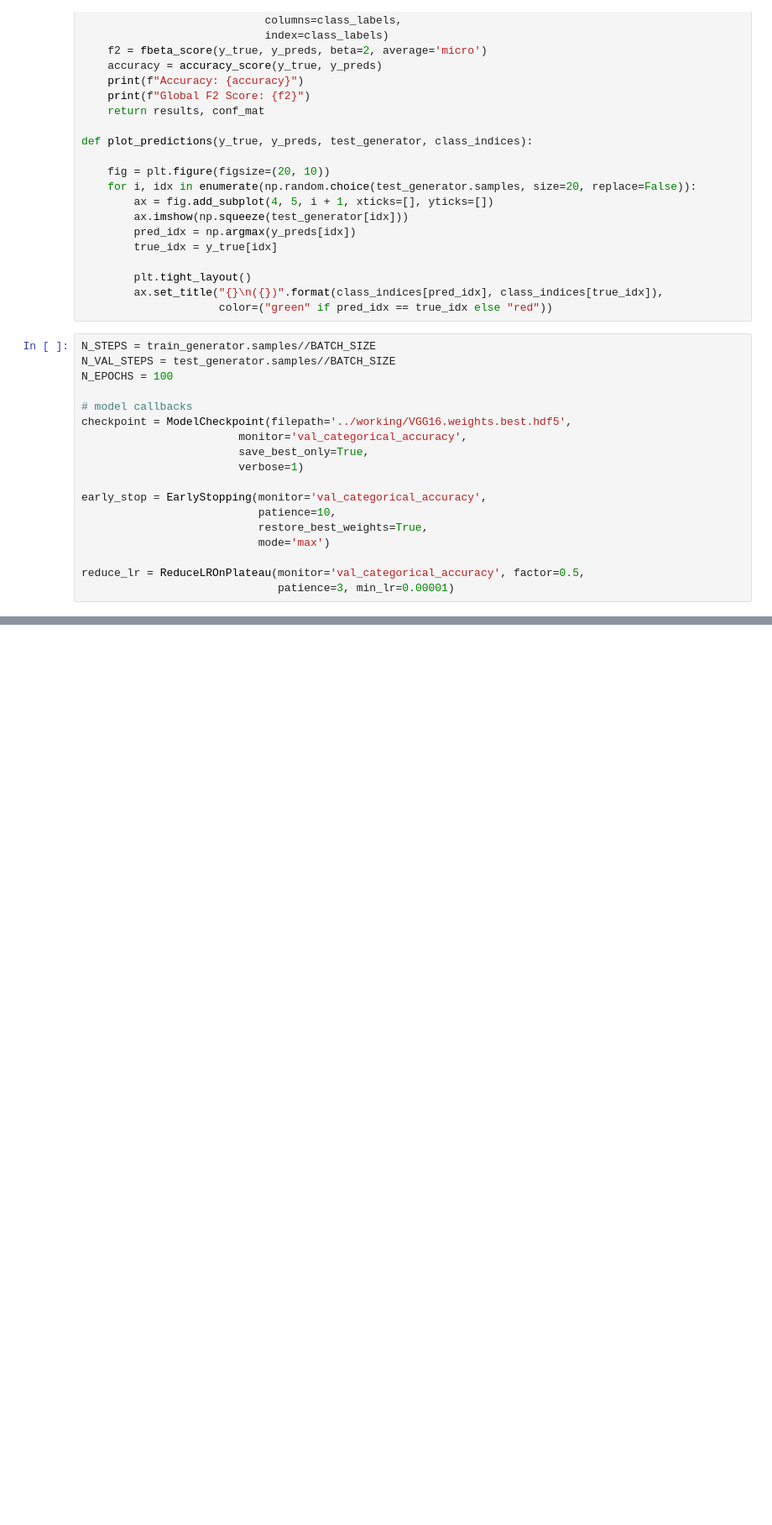
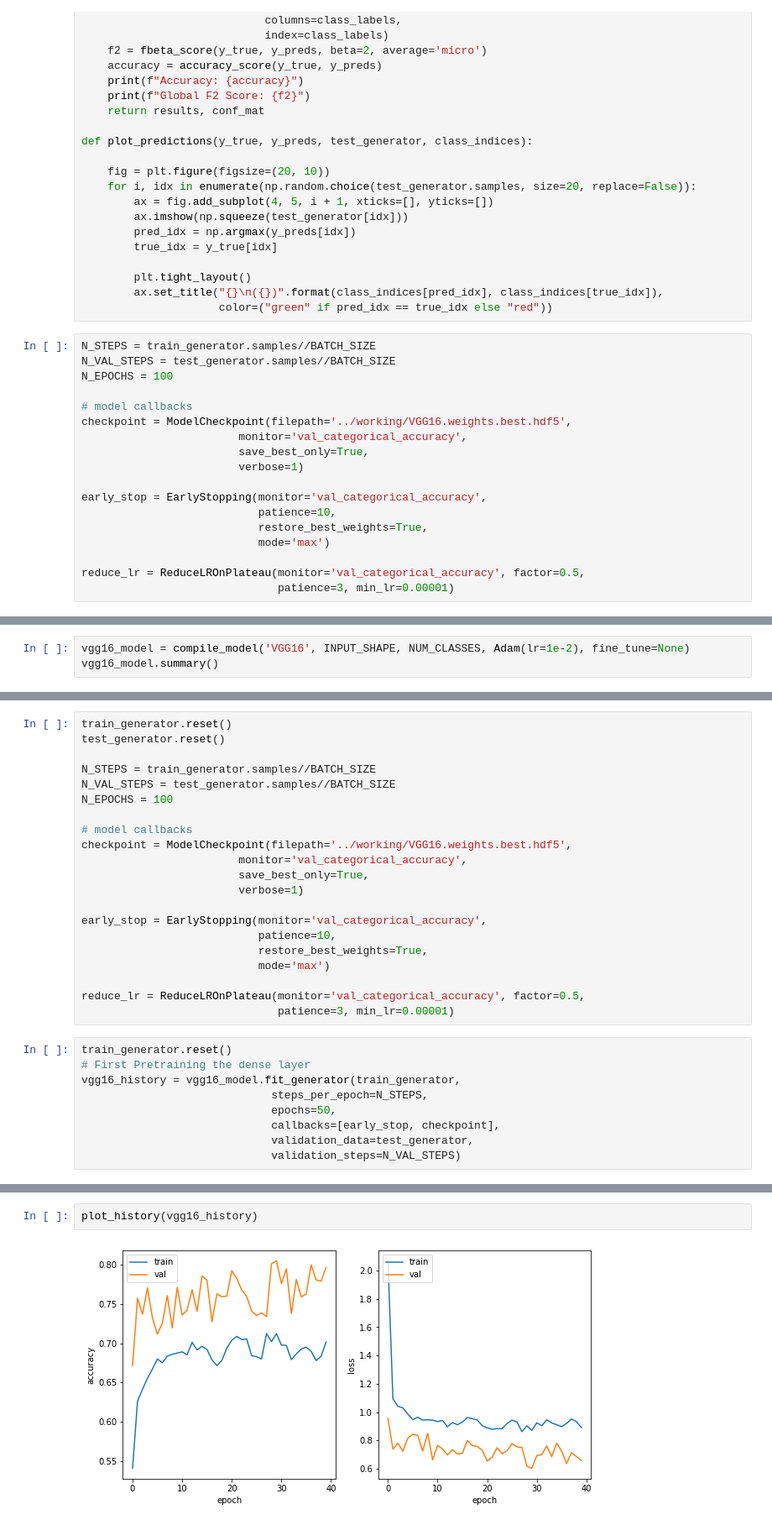
Before and after one commit to Elangoraj/LandCover-Image-Classification, a Jupyter notebook: LandCover_Classification.ipynb, the cells around one changed output, grey strips where cells are left out. Shown at 84% size. Cells and saved outputs as stored; diff of their text form; blank space fills up the shorter version.

```diff
--- a/LandCover_Classification.ipynb
+++ b/LandCover_Classification.ipynb
@@ -367,0 +352,3 @@ reduce_lr = ReduceLROnPlateau(monitor='val_categorical_accuracy', factor=0.5,
+# %%
+vgg16_model = compile_model('VGG16', INPUT_SHAPE, NUM_CLASSES, Adam(lr=1e-2), fine_tune=None)
+vgg16_model.summary()
@@ -367,0 +373,30 @@ reduce_lr = ReduceLROnPlateau(monitor='val_categorical_accuracy', factor=0.5,
+# %%
+train_generator.reset()
+test_generator.reset()
+
+N_STEPS = train_generator.samples//BATCH_SIZE
+N_VAL_STEPS = test_generator.samples//BATCH_SIZE
+N_EPOCHS = 100
+
+# model callbacks
+checkpoint = ModelCheckpoint(filepath='../working/VGG16.weights.best.hdf5',
+                        monitor='val_categorical_accuracy',
+                        save_best_only=True,
+                        verbose=1)
+
+early_stop = EarlyStopping(monitor='val_categorical_accuracy',
+                           patience=10,
+                           restore_best_weights=True,
+                           mode='max')
+
+reduce_lr = ReduceLROnPlateau(monitor='val_categorical_accuracy', factor=0.5,
+                              patience=3, min_lr=0.00001)
+# %%
+train_generator.reset()
+# First Pretraining the dense layer
+vgg16_history = vgg16_model.fit_generator(train_generator,
+                             steps_per_epoch=N_STEPS,
+                             epochs=50,
+                             callbacks=[early_stop, checkpoint],
+                             validation_data=test_generator,
+                             validation_steps=N_VAL_STEPS)
@@ -367,0 +421,4 @@ reduce_lr = ReduceLROnPlateau(monitor='val_categorical_accuracy', factor=0.5,
+# %%
+plot_history(vgg16_history)
+# %% [output]
+[figure, added]
```
Also changed, not shown: parts of 8 cells of this notebook.
